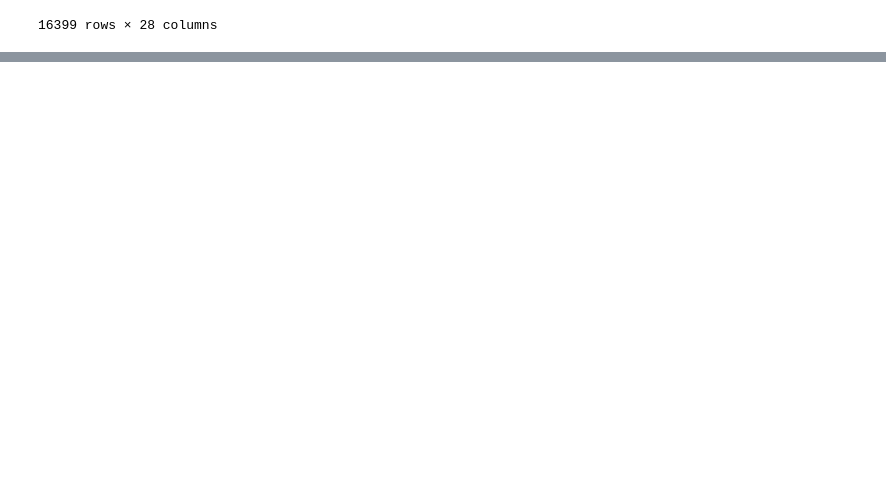
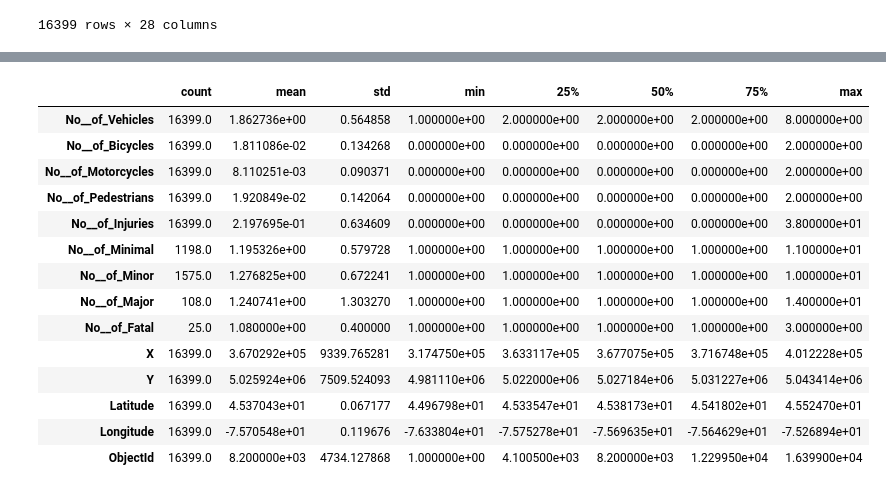
Before and after one commit to ANISHG-26/ELG-5142-Project-Group-6, a Jupyter notebook: ELG_5142_Accident_EDA.ipynb, the cells around one changed output, grey strips where cells are left out. Drawn from its saved outputs; the diff is of its cells as text; code cells hidden in the pictures; blank space fills up the shorter version.

```diff
--- a/ELG_5142_Accident_EDA.ipynb
+++ b/ELG_5142_Accident_EDA.ipynb
@@ -48,0 +89,18 @@ df
+# %%
+df.describe().T
+# %% [output]
+|  | count | mean | std | min | 25% | 50% | 75% | max |
+| No__of_Vehicles | 16399.0 | 1.862736e+00 | 0.564858 | 1.000000e+00 | 2.000000e+00 | 2.000000e+00 | 2.000000e+00 | 8.000000e+00 |
+| No__of_Bicycles | 16399.0 | 1.811086e-02 | 0.134268 | 0.000000e+00 | 0.000000e+00 | 0.000000e+00 | 0.000000e+00 | 2.000000e+00 |
+| No__of_Motorcycles | 16399.0 | 8.110251e-03 | 0.090371 | 0.000000e+00 | 0.000000e+00 | 0.000000e+00 | 0.000000e+00 | 2.000000e+00 |
+| No__of_Pedestrians | 16399.0 | 1.920849e-02 | 0.142064 | 0.000000e+00 | 0.000000e+00 | 0.000000e+00 | 0.000000e+00 | 2.000000e+00 |
+| No__of_Injuries | 16399.0 | 2.197695e-01 | 0.634609 | 0.000000e+00 | 0.000000e+00 | 0.000000e+00 | 0.000000e+00 | 3.800000e+01 |
+| No__of_Minimal | 1198.0 | 1.195326e+00 | 0.579728 | 1.000000e+00 | 1.000000e+00 | 1.000000e+00 | 1.000000e+00 | 1.100000e+01 |
+| No__of_Minor | 1575.0 | 1.276825e+00 | 0.672241 | 1.000000e+00 | 1.000000e+00 | 1.000000e+00 | 1.000000e+00 | 1.000000e+01 |
+| No__of_Major | 108.0 | 1.240741e+00 | 1.303270 | 1.000000e+00 | 1.000000e+00 | 1.000000e+00 | 1.000000e+00 | 1.400000e+01 |
+| No__of_Fatal | 25.0 | 1.080000e+00 | 0.400000 | 1.000000e+00 | 1.000000e+00 | 1.000000e+00 | 1.000000e+00 | 3.000000e+00 |
+| X | 16399.0 | 3.670292e+05 | 9339.765281 | 3.174750e+05 | 3.633117e+05 | 3.677075e+05 | 3.716748e+05 | 4.012228e+05 |
+| Y | 16399.0 | 5.025924e+06 | 7509.524093 | 4.981110e+06 | 5.022000e+06 | 5.027184e+06 | 5.031227e+06 | 5.043414e+06 |
+| Latitude | 16399.0 | 4.537043e+01 | 0.067177 | 4.496798e+01 | 4.533547e+01 | 4.538173e+01 | 4.541802e+01 | 4.552470e+01 |
+| Longitude | 16399.0 | -7.570548e+01 | 0.119676 | -7.633804e+01 | -7.575278e+01 | -7.569635e+01 | -7.564629e+01 | -7.526894e+01 |
+| ObjectId | 16399.0 | 8.200000e+03 | 4734.127868 | 1.000000e+00 | 4.100500e+03 | 8.200000e+03 | 1.229950e+04 | 1.639900e+04 |
```
Also changed, not shown: parts of 2 cells of this notebook.
